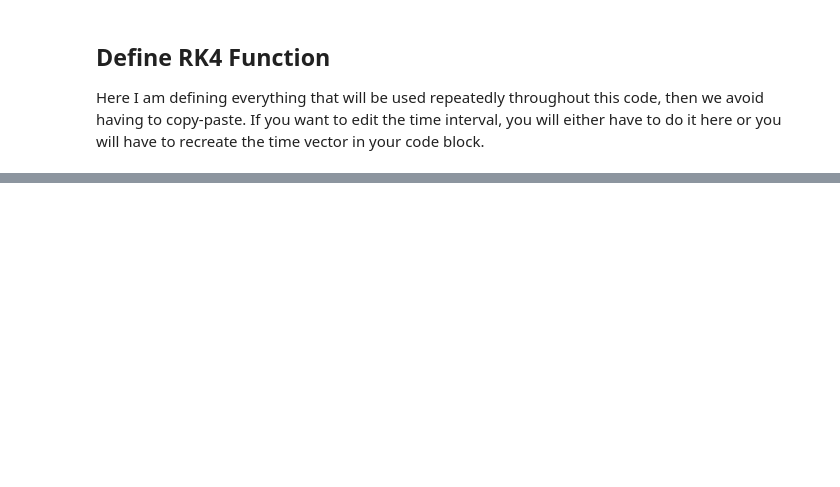
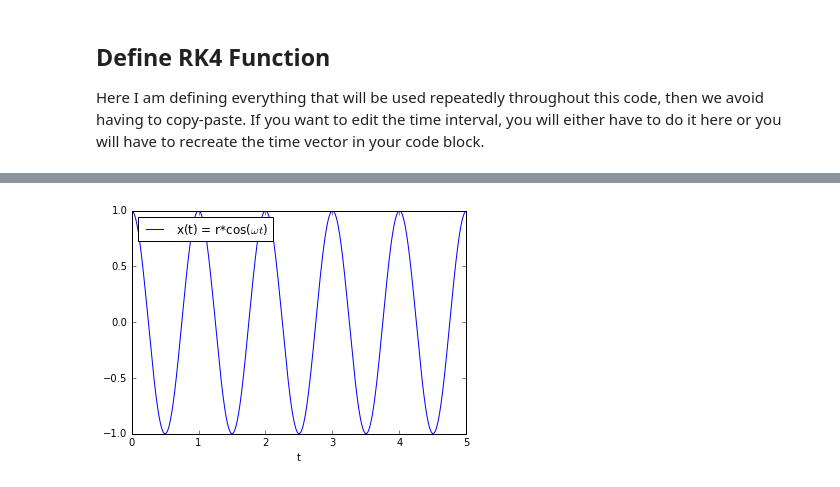
Before and after one commit to byrnejus/Projects, a Jupyter notebook: Project3/Project3.ipynb, the cells around one changed output, grey strips where cells are left out. Cells and saved outputs as stored; diff of their text form; code cells hidden in the pictures; blank space fills up the shorter version.

```diff
--- a/Project3/Project3.ipynb
+++ b/Project3/Project3.ipynb
@@ -342,0 +367,69 @@ print("")
+# %%
+#Although these parameters are available in the function cell above I found it more convenient to have them here.
+#THIS IS AN EXAMPLE WHERE HAVING A CLASS OR A FUNCTION JUST FOR THESE VECTORS WOULD BE HELPFUL
+'''
+^^^^^^^^^^^^^^^^^^^^^^^^^^^^^^^^^^^^^^^^^^^^^^
+CONSIDER THIS FOR LATER IN THE PROJECT
+^^^^^^^^^^^^^^^^^^^^^^^^^^^^^^^^^^^^^^^^^^^^^^
+'''
+
+#Define time interval & step size
+#Starting at t=0
+t_0=0;t_f=5
+n=100000
+h=(t_f-t_0)/n
+
+#Vectorize time, position, and velocity
+t_vec=np.zeros(n)
+x_vec=np.zeros(n)
+y_vec=np.zeros(n)
+v_x_vec=np.zeros(n)
+v_y_vec=np.zeros(n)
+i=1
+while i<=n:
+    t_vec[i-1]=t_0+i*h
+    i=i+1
+
+#I am grouping the gravitational constant G in with the mass of the Sun to one constant GM
+#Because of the way we defined out GM=4pi**2 and r=1
+GM=4*math.pi**2;r=1
+
+#Initialize the equations from above
+def Vprime_x(x_in):
+    return -(GM/(r**3))*x_in
+def Vprime_y(y_in):
+    return -(GM/(r**3))*y_in
+
+#Specify our initial conditions for x, calculate y conditions
+v_x0=v_x_vec[0]=0;x_0=x_vec[0]=r;t_0=0.0
+
+#Step 1 goes outside of loop
+RK4(Vprime_x,x_0,v_x0)
+x_vec[1]=x
+v_x_vec[1]=v_x
+
+#Now just loop, storing variables in array
+j=2
+while j < n:
+    RK4(Vprime_x,x_vec[j-1],v_x_vec[j-1])
+    x_vec[j]=x
+    v_x_vec[j]=v_x
+    #print(x,v_x)
+    j=j+1
+
+#Plotting
+from pylab import *
+%matplotlib inline
+xlabel("t")
+ylabel("")
+axes = plt.gca()
+axes.set_xlim([0,5])
+axes.set_ylim([-r,r])
+title(" ")
+#You can add a plot legend instead of just hacking one into the title
+plot(t_vec,x_vec,label="x(t) = r*cos($\omega t$)")
+plt.legend(loc='upper left')
+#Suppress output from plotting section
+print("")
+# %% [output]
+[figure, added]
```
Also changed, not shown: parts of 5 cells of this notebook.
